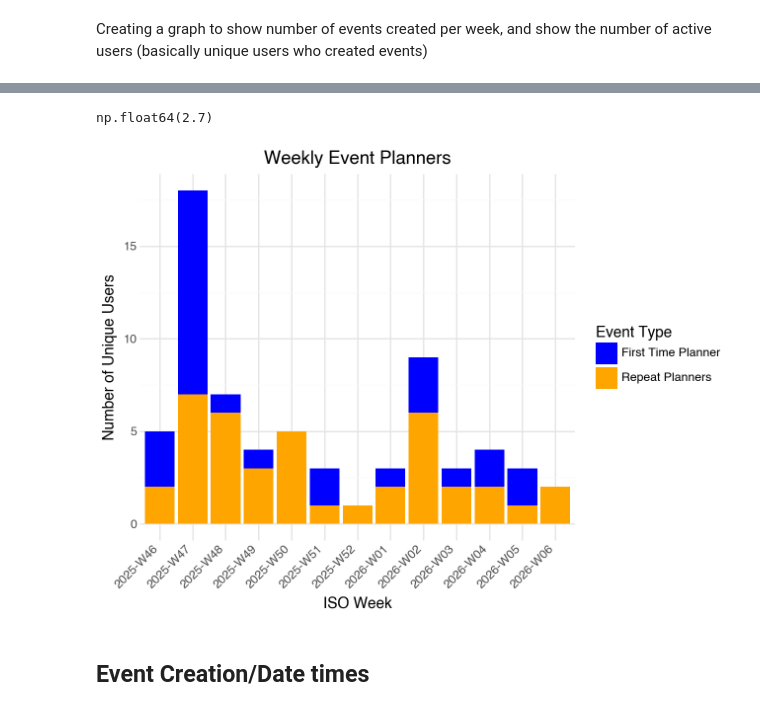
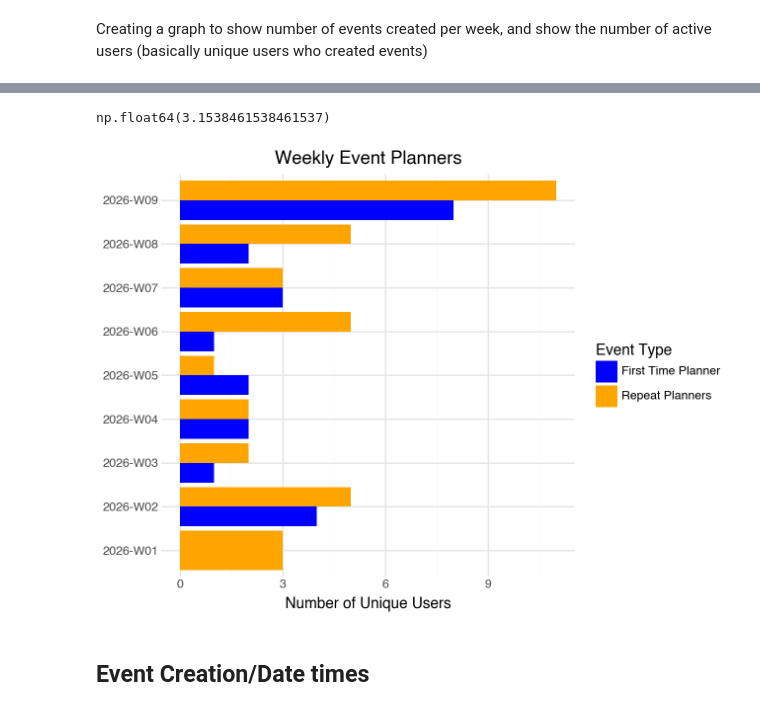
Before and after one commit to brandon841/analytics_report, a Jupyter notebook: event_analytics.ipynb, the cells around one changed output, grey strips where cells are left out. Cells and saved outputs as stored; diff of their text form; code cells hidden in the pictures.

```diff
--- a/event_analytics.ipynb
+++ b/event_analytics.ipynb
@@ -287,6 +285,6 @@ unique_planners_per_week = unique_planners_per_week[unique_planners_per_week['cr
 # %%
-# Sort by createdAt, then enumerate events per user
-events_df = events_df.sort_values(['user_id', 'createdAt'])
+# Sort by eventDate, then enumerate events per user
+events_df = events_df.sort_values(['user_id', 'eventDate'])
 events_df['event_number'] = events_df.groupby('user_id').cumcount() + 1
 # %%
 # Classify each event as 'first' or 'repeat' for each user, then count per week
@@ -313,22 +302,23 @@ from plotnine import *
 # %%
 weekly_user_counts[weekly_user_counts['type'] == 'first'].unique_user_count.mean()
 # %% [output]
-np.float64(2.7)
+np.float64(3.1538461538461537)
 # %%
 # Add a column for ISO week (WW) and use it for x-axis labels
 weekly_user_counts['week_label'] = weekly_user_counts['createdAt'].dt.strftime('%G-W%V')
-
+weekly_user_counts = weekly_user_counts[weekly_user_counts['createdAt'] >= '2026-01-01']
 stacked_bar = (ggplot(weekly_user_counts, aes(x='week_label', y='unique_user_count', fill='type')) +
-    geom_bar(stat='identity', position='stack') +
-    labs(title='Weekly Event Planners', x='ISO Week', y='Number of Unique Users') +
+    geom_bar(stat='identity', position='dodge') +
+    coord_flip() +
+    labs(title='Weekly Event Planners', x= '', y='Number of Unique Users') +
     scale_fill_manual(values={'first': 'blue', 'repeat': 'orange'}, name='Event Type', labels=['First Time Planner', 'Repeat Planners']) +
-    theme_minimal() +
-    theme(axis_text_x=element_text(rotation=45, ha='right'))
+    theme_minimal()
+    # theme(axis_text_x=element_text(rotation=45, ha='right'))
 )
 
 stacked_bar.show()
 # %% [output]
-[figure, old version]
+[figure, new version]
 # %%
 
 # Highlight range for last 2 weeks
```
Also changed, not shown: parts of 17 cells of this notebook, 5 other files.
